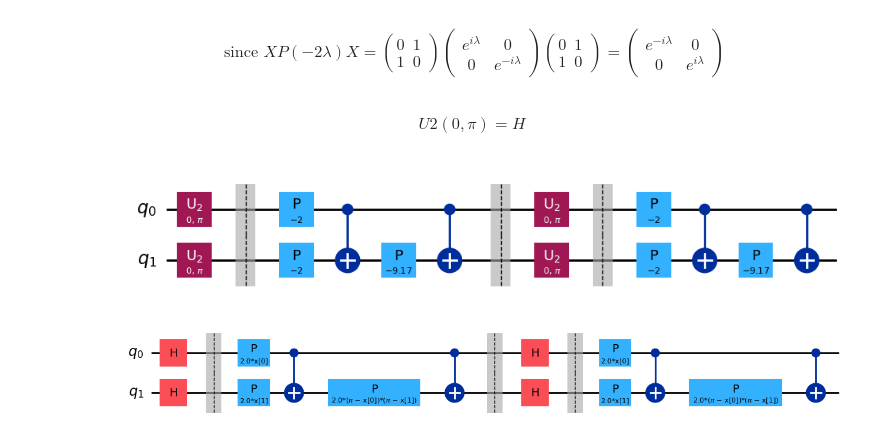
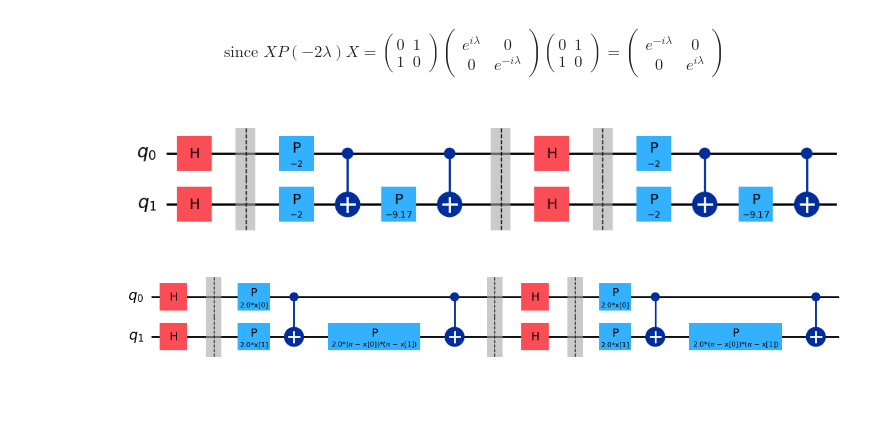
Before and after one commit to mtv47/bachelor-project, a Jupyter notebook: project.ipynb, the cells around one changed output. Saved outputs shown, nothing was run; the diff lists cells and outputs as text; code cells hidden in the pictures; blank space fills up the shorter version.

Commit message:
better decompose

```diff
--- a/project.ipynb
+++ b/project.ipynb
@@ -85,7 +85,7 @@ e^{-i \lambda} & 0 \\
 $$
 # %%
 def feature_map_custom(x):
-    fm_u = QuantumCircuit(2)
+    fm_u = QuantumCircuit(2, name='U_phi')
     fm_u.p(-2*x[0], 0)
     fm_u.p(-2*x[1], 1)
     fm_u.cx(0, 1)
@@ -103,12 +103,10 @@ def feature_map_custom(x):
     fm.barrier()
     fm.append(fm_u, [0, 1])
     return fm
-# %% [markdown]
-$$U2(0,\pi)=H$$
 # %%
-feature_map_custom([1.0, 1.0]).decompose().draw(output='mpl')
+feature_map_custom([1.0, 1.0]).decompose("U_phi").draw(output='mpl')
 # %% [output]
-[figure, old version]
+[figure, new version]
 # %%
 feature_map = ZZFeatureMap(feature_dimension=2, reps=2, insert_barriers=True, entanglement = 'full')
 # default value 'full' indicates a complete connectivity graph of n(n-1)/2 interactions
```
